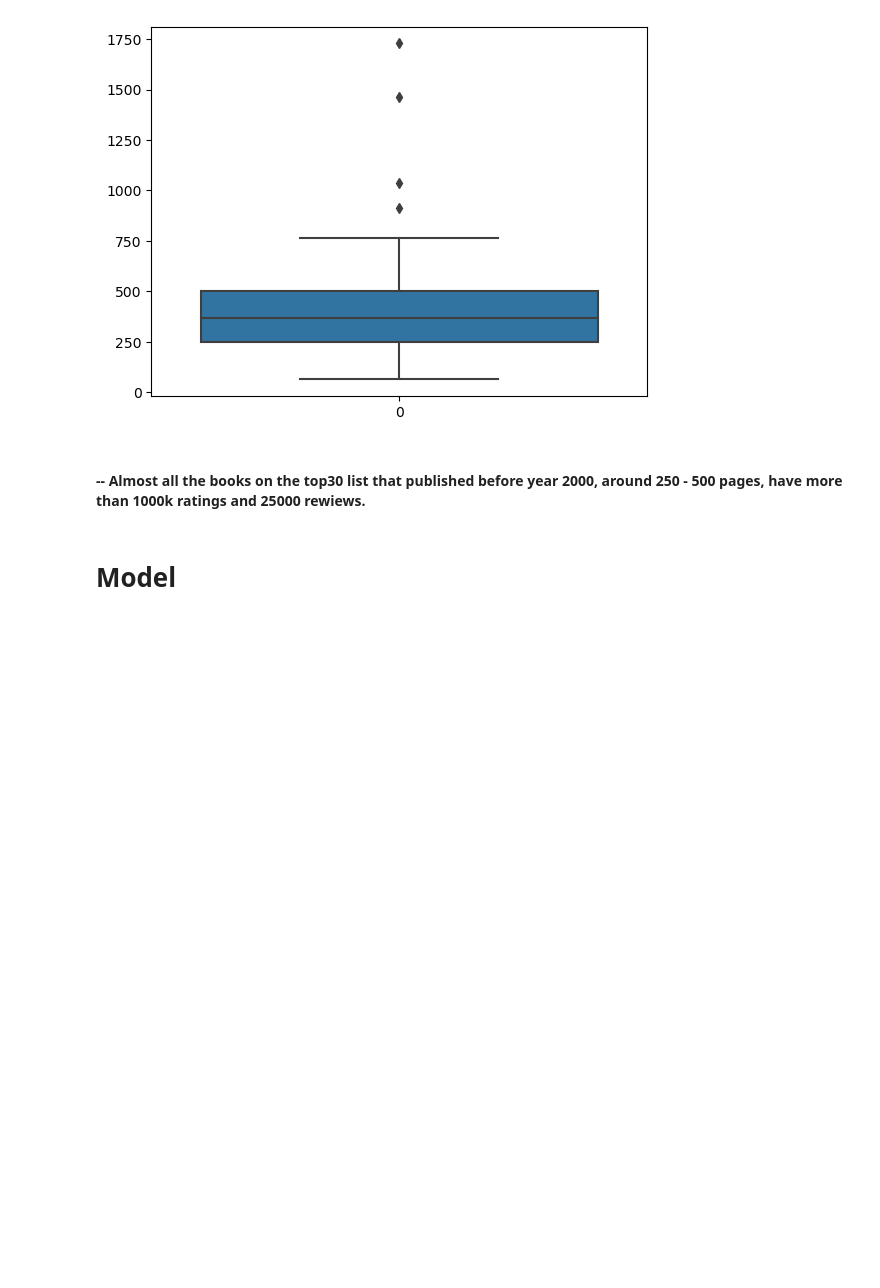
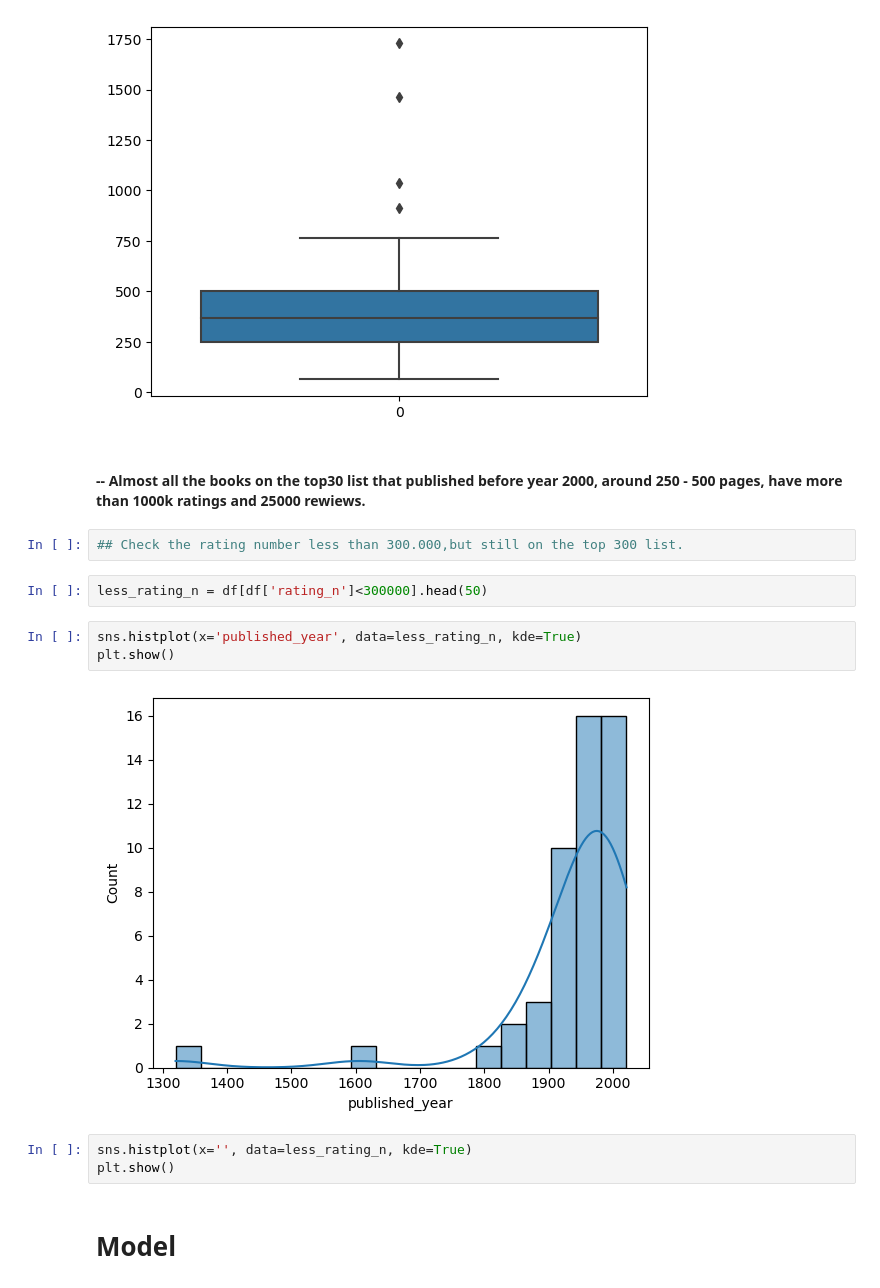
Before and after one commit to Jiaxing7/Final-Projects, a Jupyter notebook: Final Project.ipynb, the cells around one changed output. Saved outputs shown, nothing was run; the diff lists cells and outputs as text; blank space fills up the shorter version.

```diff
--- a/Final Project.ipynb
+++ b/Final Project.ipynb
@@ -785,6 +810,18 @@ plt.show()
 [figure]
 # %% [markdown]
 #### -- Almost all the books on the top30 list that published before year 2000, around 250 - 500 pages, have more than 1000k ratings and 25000 rewiews.
+# %%
+## Check the rating number less than 300.000,but still on the top 300 list.
+# %%
+less_rating_n = df[df['rating_n']<300000].head(50)
+# %%
+sns.histplot(x='published_year', data=less_rating_n, kde=True)
+plt.show()
+# %% [output]
+[figure, added]
+# %%
+sns.histplot(x='', data=less_rating_n, kde=True)
+plt.show()
 # %% [markdown]
 # Model
 # %%
```
Also changed, not shown: parts of 26 cells of this notebook.
